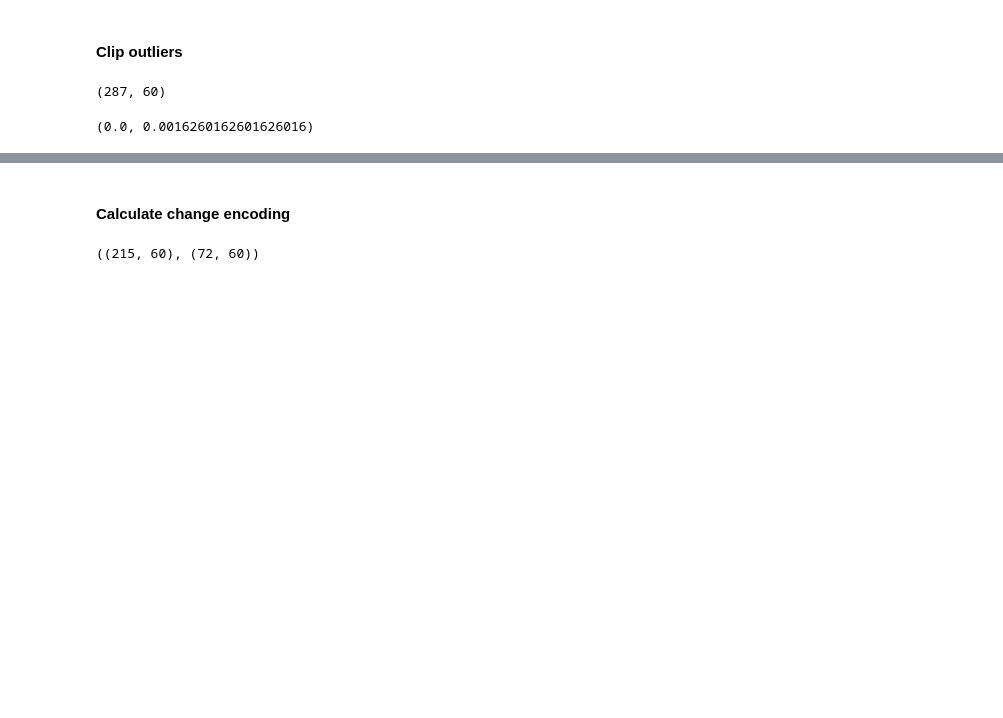
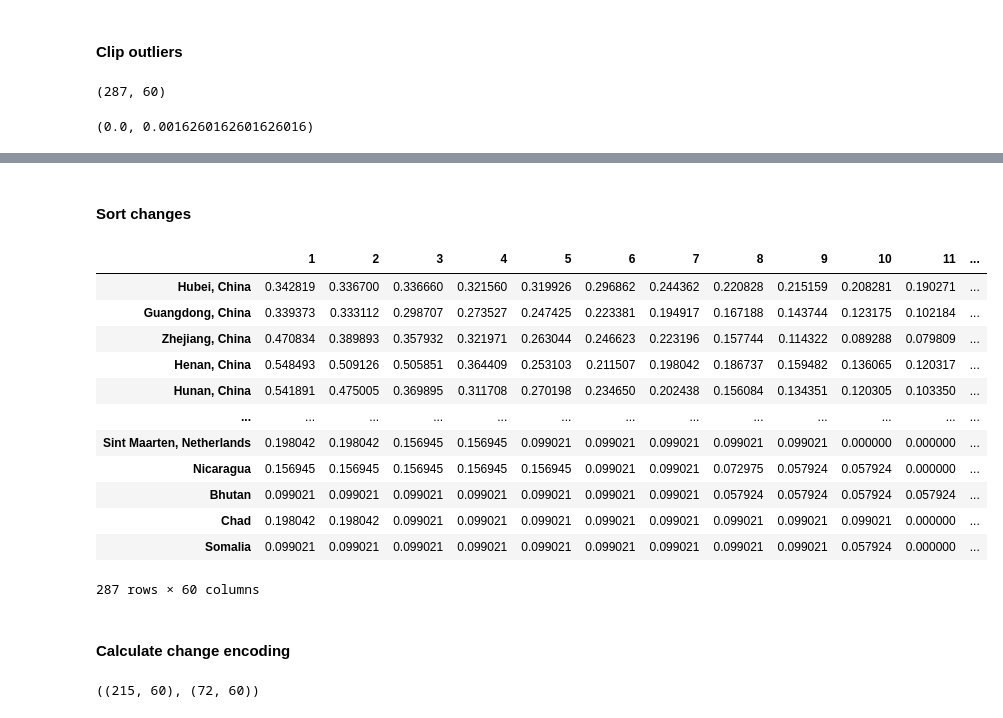
Before and after one commit to yaniv256/VAEs-in-Economics, a Jupyter notebook: Notebooks/Covid_19_VAEs.ipynb, the cells around one changed output, grey strips where cells are left out. Cells and saved outputs as stored; diff of their text form; code cells hidden in the pictures; blank space fills up the shorter version.

```diff
--- a/Notebooks/Covid_19_VAEs.ipynb
+++ b/Notebooks/Covid_19_VAEs.ipynb
@@ -717,3 +733,26 @@ np.mean(change.values.flatten()>1),np.mean(change.values.flatten()<0)
+# %% [markdown]
+#### Sort changes
+# %%
+sorted_change = pd.DataFrame(np.sort(change.values,axis=1)[:,::-1],
+                              index= change.index,
+                              columns=np.arange(1,1+len(change.columns)))
+
+sorted_change.to_csv('covid19_confirmed_sorted_change.csv')
+sorted_change
+# %% [output]
+|  | 1 | 2 | 3 | 4 | 5 | 6 | 7 | 8 | 9 | 10 | 11 | ... |
+| Hubei, China | 0.342819 | 0.336700 | 0.336660 | 0.321560 | 0.319926 | 0.296862 | 0.244362 | 0.220828 | 0.215159 | 0.208281 | 0.190271 | ... |
+| Guangdong, China | 0.339373 | 0.333112 | 0.298707 | 0.273527 | 0.247425 | 0.223381 | 0.194917 | 0.167188 | 0.143744 | 0.123175 | 0.102184 | ... |
+| Zhejiang, China | 0.470834 | 0.389893 | 0.357932 | 0.321971 | 0.263044 | 0.246623 | 0.223196 | 0.157744 | 0.114322 | 0.089288 | 0.079809 | ... |
+| Henan, China | 0.548493 | 0.509126 | 0.505851 | 0.364409 | 0.253103 | 0.211507 | 0.198042 | 0.186737 | 0.159482 | 0.136065 | 0.120317 | ... |
+| Hunan, China | 0.541891 | 0.475005 | 0.369895 | 0.311708 | 0.270198 | 0.234650 | 0.202438 | 0.156084 | 0.134351 | 0.120305 | 0.103350 | ... |
+| ... | ... | ... | ... | ... | ... | ... | ... | ... | ... | ... | ... | ... |
+| Sint Maarten, Netherlands | 0.198042 | 0.198042 | 0.156945 | 0.156945 | 0.099021 | 0.099021 | 0.099021 | 0.099021 | 0.099021 | 0.000000 | 0.000000 | ... |
+| Nicaragua | 0.156945 | 0.156945 | 0.156945 | 0.156945 | 0.156945 | 0.099021 | 0.099021 | 0.072975 | 0.057924 | 0.057924 | 0.000000 | ... |
+| Bhutan | 0.099021 | 0.099021 | 0.099021 | 0.099021 | 0.099021 | 0.099021 | 0.099021 | 0.057924 | 0.057924 | 0.057924 | 0.057924 | ... |
+| Chad | 0.198042 | 0.198042 | 0.099021 | 0.099021 | 0.099021 | 0.099021 | 0.099021 | 0.099021 | 0.099021 | 0.099021 | 0.000000 | ... |
+| Somalia | 0.099021 | 0.099021 | 0.099021 | 0.099021 | 0.099021 | 0.099021 | 0.099021 | 0.099021 | 0.099021 | 0.057924 | 0.000000 | ... |
+287 rows × 60 columns
 # %% [markdown]
 #### Calculate change encoding
 # %%
```
Also changed, not shown: parts of 20 cells of this notebook.
